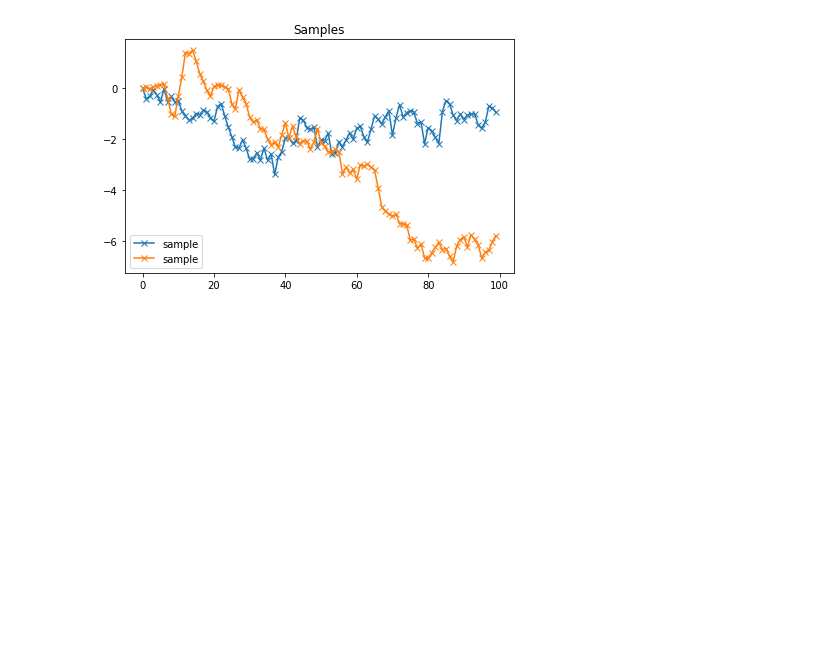
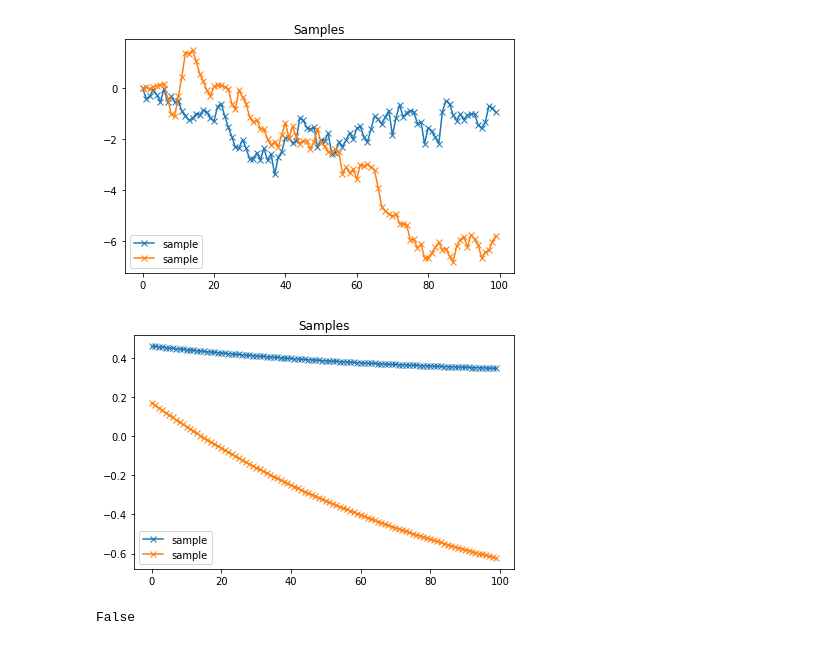
Before and after one commit to fweberling/Gaussian_Processes, a Jupyter notebook: Motivating_Gaussian_Processes_as_Stochastic_Processes.ipynb, the cells around one changed output. Saved outputs shown, nothing was run; the diff lists cells and outputs as text; code cells hidden in the pictures; blank space fills up the shorter version.

Commit message:
Included NN covariance function

```diff
--- a/Motivating_Gaussian_Processes_as_Stochastic_Processes.ipynb
+++ b/Motivating_Gaussian_Processes_as_Stochastic_Processes.ipynb
@@ -62,12 +62,24 @@ k \left(\pmb{x}, \pmb{x}' \right) = \frac{2}{\pi}\mathrm{sin}^{-1}\left( \frac{2
 \end{equation}
 
 with $\widetilde{\pmb{x}} = \left[1, x_1, ... , x_n \right]^T$
-# %%
-# To Do neural network kernel
-
-def neural_network(X_p, X_q, weight_prior):
-
-  return covariance_matrix
+# %%
+# To Do neural network kernel
+
+def neural_network(X_p, X_q):
+
+  X_dim = X_p.shape
+  bias = np.ones((X_dim))
+  X_p_tilde = np.hstack((bias, X_p)).T
+  X_q_tilde = np.hstack((bias, X_q)).T
+
+  weight_prior = np.array([[0.1, 0], [0, 0.2]])
+
+  theta = (2 * X_p_tilde.T @ weight_prior @ X_q_tilde) / (np.sqrt((1 + X_p_tilde.T @ weight_prior @ X_p_tilde) *
+                           (1 + X_q_tilde.T @ weight_prior @ X_q_tilde)))
+
+  covariance_matrix = 2 / np.pi * np.arcsin(theta)
+
+  return covariance_matrix
 # %% [markdown]
 # Stochastic Process
 # %%
@@ -76,7 +88,9 @@ def stochastic_process(mean_function, covariance_function, num_samples, dim_samp
   Stochastic process with Gaussian finite dimensional distributions
   """
 
-  X_test = np.linspace(0, 4 * np.pi, dim_sample).reshape(dim_sample,1)
+  #X_test = np.linspace(0, 4 * np.pi, dim_sample).reshape(dim_sample,1)
+
+  X_test = np.linspace(0, 1, dim_sample).reshape(dim_sample,1)
 
   covariance_matrix = covariance_function(X_test, X_test)
   mean = mean_function
@@ -103,3 +117,7 @@ stochastic_process(np.zeros(100), squared_exponential, 2, 100)
 stochastic_process(np.zeros(100), brownian_motion, 2, 100)
 # %% [output]
 [figure]
+# %%
+stochastic_process(np.zeros(100), neural_network, 2, 100)
+# %% [output]
+[figure, added]
@@ -105,0 +127,6 @@ stochastic_process(np.zeros(100), brownian_motion, 2, 100)
+# %%
+X_test = np.linspace(0, 1, 4).reshape(4,1)
+cov_matrix = neural_network(X_test, X_test)
+is_pos_semi_def(cov_matrix)
+# %% [output]
+False
```
Also changed, not shown: parts of 1 cell of this notebook.
